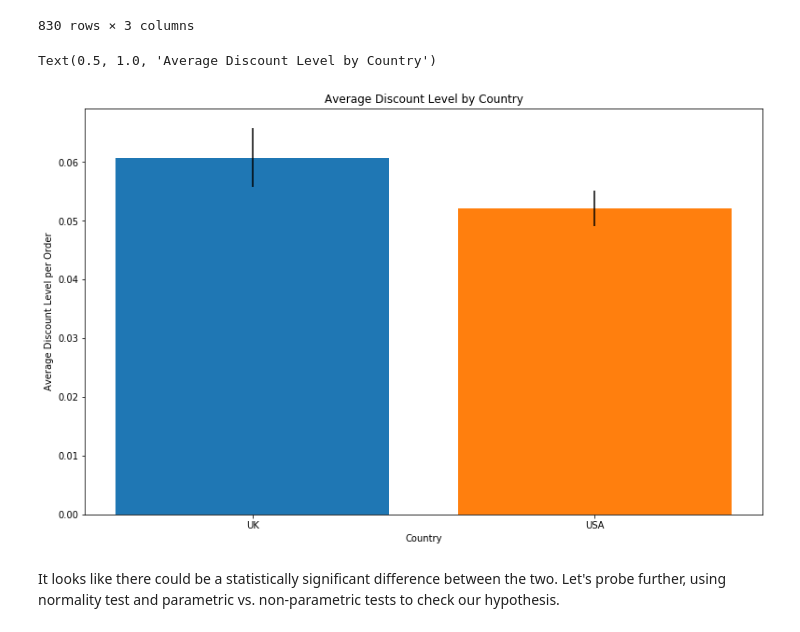
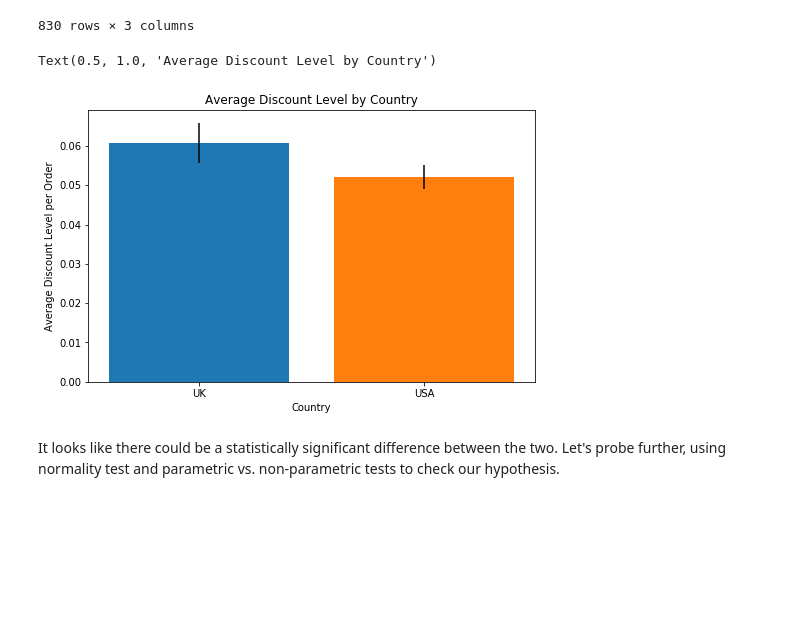
Before and after one commit to devinbelden/dsc-mod-3-project-online-ds-ft-100719, a Jupyter notebook: Student.ipynb, the cells around one changed output. Saved outputs shown, nothing was run; the diff lists cells and outputs as text; code cells hidden in the pictures; blank space fills up the shorter version.

```diff
--- a/Student.ipynb
+++ b/Student.ipynb
@@ -357,15 +407,15 @@ discount_by_country
 grp0 = discount_by_country.groupby('country of sales rep').get_group('UK')['average discount in order']
 grp1 = discount_by_country.groupby('country of sales rep').get_group('USA')['average discount in order']
 # %%
-plt.figure(figsize=(13,8))
+plt.figure(figsize=(8,5))
 plt.bar(x='UK', height=grp0.mean(), yerr=stats.sem(grp0))
 plt.bar(x='USA', height=grp1.mean(), yerr=stats.sem(grp1))
 plt.xlabel("Country")
 plt.ylabel("Average Discount Level per Order")
 plt.title("Average Discount Level by Country")
 # %% [output]
 Text(0.5, 1.0, 'Average Discount Level by Country')
-[figure, old version]
+[figure, new version]
 # %% [markdown]
 It looks like there could be a statistically significant difference between the two. Let's probe further, using normality test and parametric vs. non-parametric tests to check our hypothesis.
 # %%
```
Also changed, not shown: parts of 16 cells of this notebook, 19 other files.
